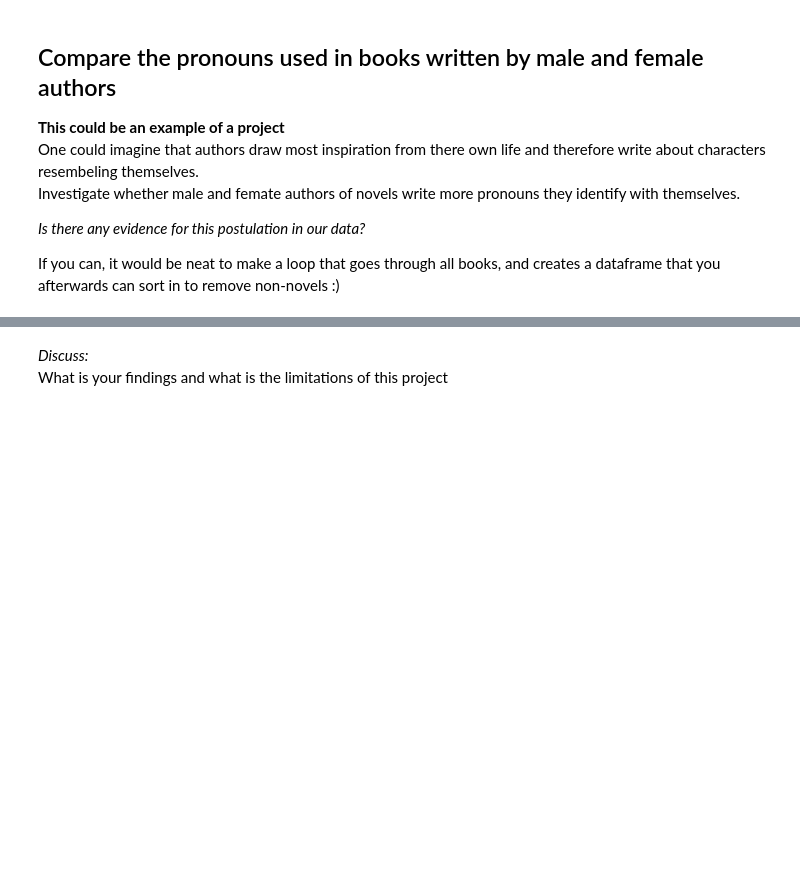
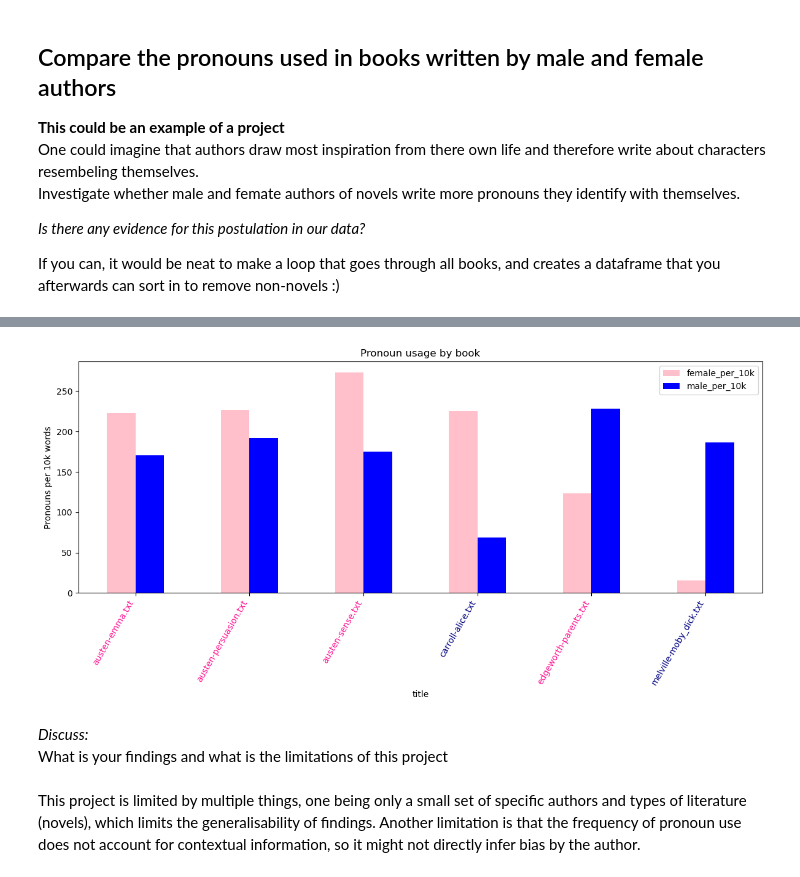
Before and after one commit to RekaForgo/CULTURALDATASCIENCE_CODE, a Jupyter notebook: week2.ipynb, the cells around one changed output, grey strips where cells are left out. Cells and saved outputs as stored; diff of their text form; code cells hidden in the pictures; blank space fills up the shorter version.

```diff
--- a/week2.ipynb
+++ b/week2.ipynb
@@ -408,3 +630,43 @@ If you can, it would be neat to make a loop that goes through all books, and cre
+# %%
+#now for novels
+
+# Add a column with total number of tokens (words) in each book
+df_novels["tokens"] = df_novels["title"].apply(lambda t: len(nltk.corpus.gutenberg.words(t)))
+
+# Example: use normalized counts per 10k words
+df_novels["male_per_10k"] = df_novels["num_male_pronouns"] / df_novels["tokens"] * 10000
+df_novels["female_per_10k"] = df_novels["num_female_pronouns"] / df_novels["tokens"] * 10000
+
+# Plot as grouped bars
+ax = df_novels.plot(
+    kind="bar",
+    x="title",
+    y=["female_per_10k", "male_per_10k"],
+    color=["pink", "blue"],
+    figsize=(12, 6)
+)
+
+plt.ylabel("Pronouns per 10k words")
+plt.title("Pronoun usage by book")
+
+# --- color the tick labels by author gender ---
+title_to_gender = dict(zip(df_novels["title"], df_novels["gender"]))
+
+
+for label in ax.get_xticklabels():
+    title = label.get_text()
+    if title_to_gender[title] == "female":
+        label.set_color("deeppink")
+    else:
+        label.set_color("navy")
+
+plt.xticks(rotation=60, ha="right")
+plt.tight_layout()
+plt.show()
+# %% [output]
+[figure, added]
 # %% [markdown]
 *Discuss:*
 What is your findings and what is the limitations of this project
+# %% [markdown]
+This project is limited by multiple things, one being only a small set of specific authors and types of literature (novels), which limits the generalisability of findings. Another limitation is that the frequency of pronoun use does not account for contextual information, so it might not directly infer bias by the author.
```
Also changed, not shown: parts of 31 cells of this notebook.
